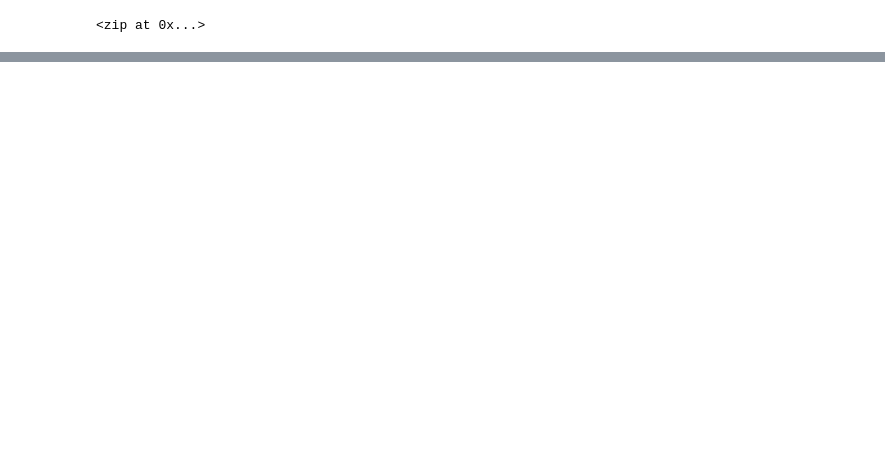
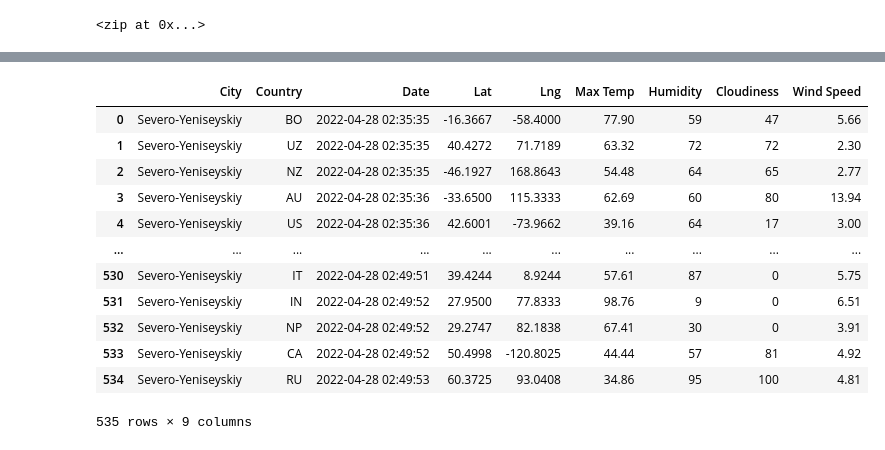
Before and after one commit to sanilveeravu/World_Weather_Analysis, a Jupyter notebook: WeatherPy.ipynb, the cells around one changed output, grey strips where cells are left out. Cells and saved outputs as stored; diff of their text form; code cells hidden in the pictures; blank space fills up the shorter version.

Commit message:
update weather pull update

```diff
--- a/WeatherPy.ipynb
+++ b/WeatherPy.ipynb
@@ -60,0 +72,14 @@ len(cities)
+# %%
+# Starting URL for Weather Map API Call.
+url = f"http://api.openweathermap.org/data/2.5/weather?units=Imperial&APPID={weather_api_key}"
+# %%
+# Create an empty list to hold the weather data.
+city_data = []
+
+# Print the beginning of the logging.
+print("Beginning Data Retrieval     ")
+print("-----------------------------")
+
+# Create counters.
+record_count = 1
+set_count = 1
@@ -60,0 +161,4 @@ len(cities)
+# %%
+# Convert the array of dictionaries to a Pandas DataFrame.
+city_data_df = pd.DataFrame(city_data)
+city_data_df.head(10)
@@ -60,0 +196,18 @@ len(cities)
+# %%
+new_column_order = ["City", "Country", "Date", "Lat", "Lng", "Max Temp", "Humidity", "Cloudiness", "Wind Speed"]
+city_data_df = city_data_df[new_column_order]
+city_data_df
+# %% [output]
+|  | City | Country | Date | Lat | Lng | Max Temp | Humidity | Cloudiness | Wind Speed |
+| 0 | Severo-Yeniseyskiy | BO | 2022-04-28 02:35:35 | -16.3667 | -58.4000 | 77.90 | 59 | 47 | 5.66 |
+| 1 | Severo-Yeniseyskiy | UZ | 2022-04-28 02:35:35 | 40.4272 | 71.7189 | 63.32 | 72 | 72 | 2.30 |
+| 2 | Severo-Yeniseyskiy | NZ | 2022-04-28 02:35:35 | -46.1927 | 168.8643 | 54.48 | 64 | 65 | 2.77 |
+| 3 | Severo-Yeniseyskiy | AU | 2022-04-28 02:35:36 | -33.6500 | 115.3333 | 62.69 | 60 | 80 | 13.94 |
+| 4 | Severo-Yeniseyskiy | US | 2022-04-28 02:35:36 | 42.6001 | -73.9662 | 39.16 | 64 | 17 | 3.00 |
+| ... | ... | ... | ... | ... | ... | ... | ... | ... | ... |
+| 530 | Severo-Yeniseyskiy | IT | 2022-04-28 02:49:51 | 39.4244 | 8.9244 | 57.61 | 87 | 0 | 5.75 |
+| 531 | Severo-Yeniseyskiy | IN | 2022-04-28 02:49:52 | 27.9500 | 77.8333 | 98.76 | 9 | 0 | 6.51 |
+| 532 | Severo-Yeniseyskiy | NP | 2022-04-28 02:49:52 | 29.2747 | 82.1838 | 67.41 | 30 | 0 | 3.91 |
+| 533 | Severo-Yeniseyskiy | CA | 2022-04-28 02:49:52 | 50.4998 | -120.8025 | 44.44 | 57 | 81 | 4.92 |
+| 534 | Severo-Yeniseyskiy | RU | 2022-04-28 02:49:53 | 60.3725 | 93.0408 | 34.86 | 95 | 100 | 4.81 |
+535 rows × 9 columns
```
Also changed, not shown: parts of 10 cells of this notebook, 3 other files.
